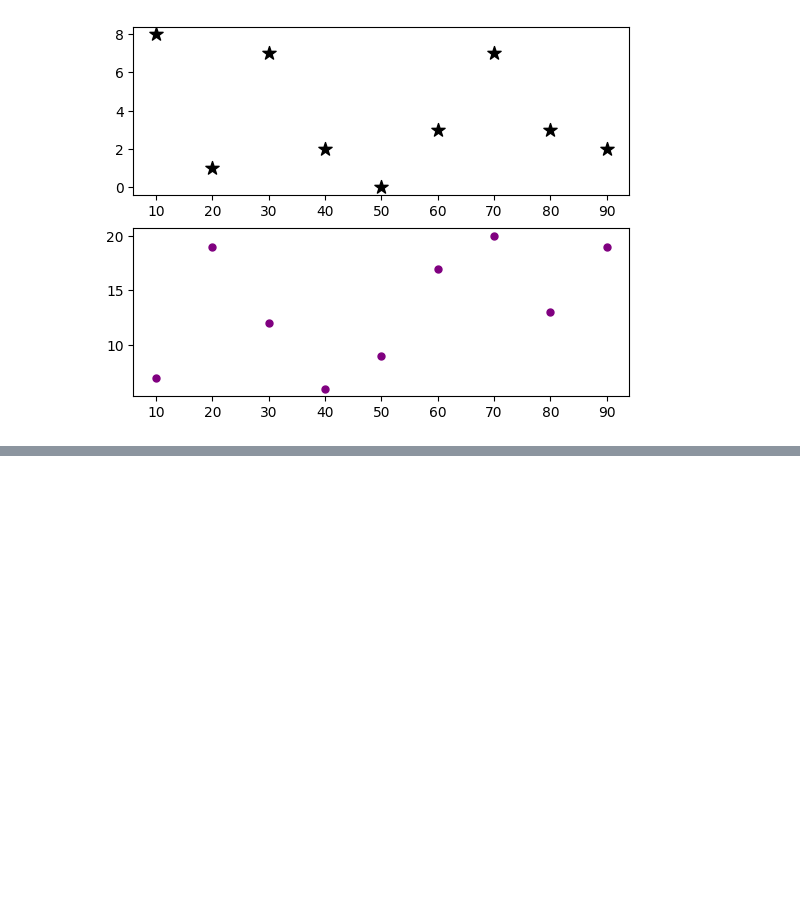
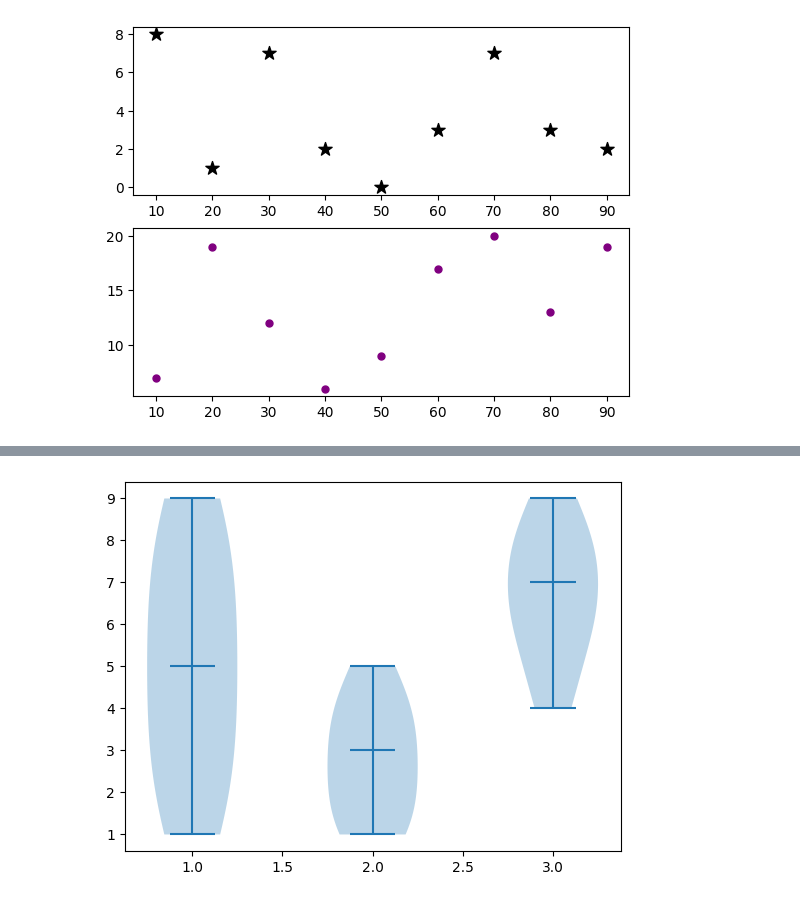
Before and after one commit to Kristina140699/Master-Data-Science-in-Python, a Jupyter notebook: Plots_in_Pandas.ipynb, the cells around one changed output, grey strips where cells are left out. Cells and saved outputs as stored; diff of their text form; code cells hidden in the pictures; blank space fills up the shorter version.

```diff
--- a/Plots_in_Pandas.ipynb
+++ b/Plots_in_Pandas.ipynb
@@ -219,0 +283,5 @@ plt.show()
+# %%
+plt.violinplot(data, showmedians=True)
+plt.show()
+# %% [output]
+[figure, added]
```
Also changed, not shown: parts of 14 cells of this notebook.
